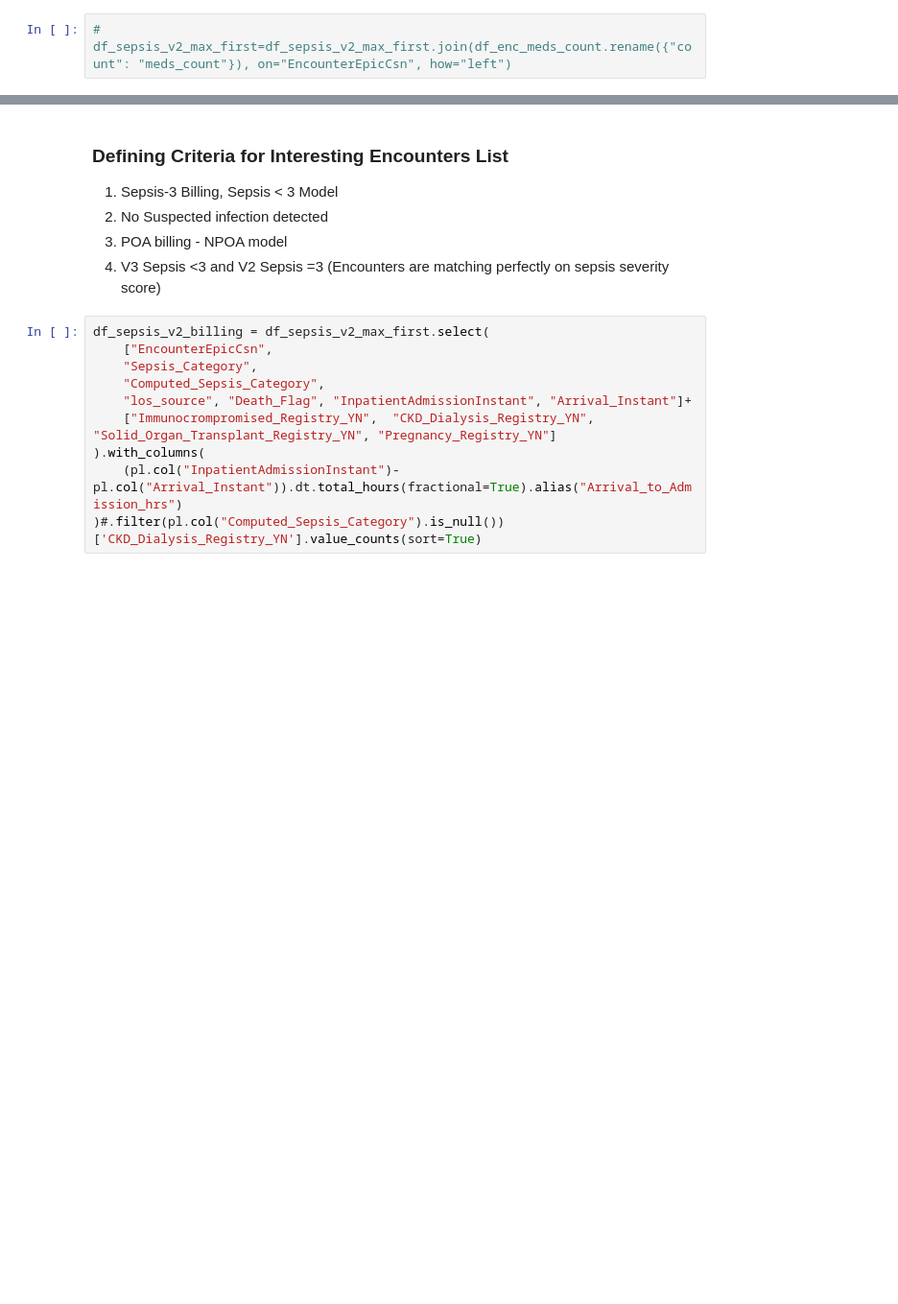
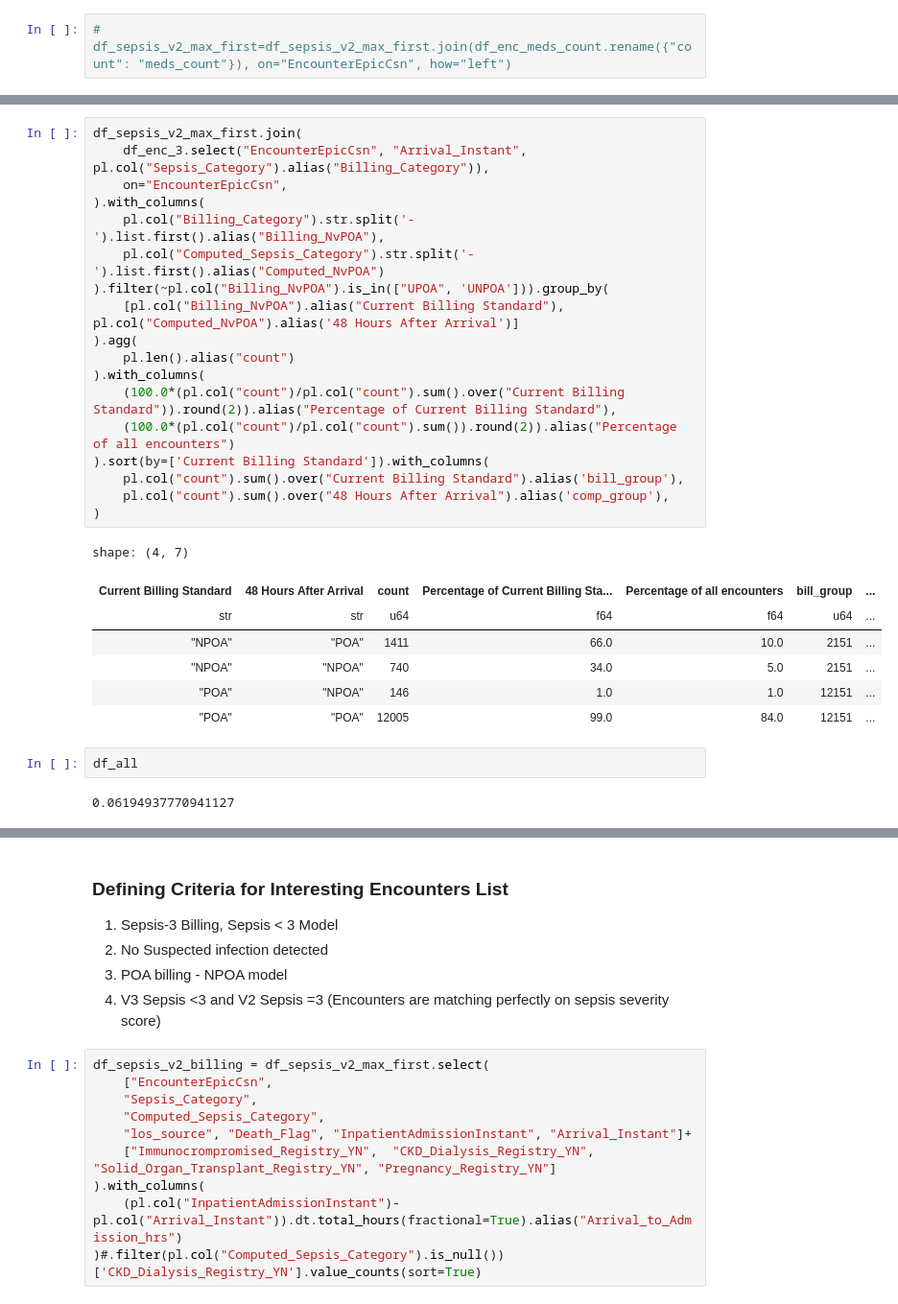
Before and after one commit to UTSW-CIC/Sepsis-Analysis, a Jupyter notebook: notebooks/21_encounter_level_cohort_analysis.ipynb, the cells around one changed output, grey strips where cells are left out. Shown at 96% size. Saved outputs shown, nothing was run; the diff lists cells and outputs as text; blank space fills up the shorter version.

```diff
--- a/notebooks/21_encounter_level_cohort_analysis.ipynb
+++ b/notebooks/21_encounter_level_cohort_analysis.ipynb
@@ -721,3 +808,33 @@ shape: (14_606, 47)
+# %%
+df_sepsis_v2_max_first.join(
+    df_enc_3.select("EncounterEpicCsn", "Arrival_Instant", pl.col("Sepsis_Category").alias("Billing_Category")),
+	on="EncounterEpicCsn",
+).with_columns(
+    pl.col("Billing_Category").str.split('-').list.first().alias("Billing_NvPOA"),
+    pl.col("Computed_Sepsis_Category").str.split('-').list.first().alias("Computed_NvPOA")
+).filter(~pl.col("Billing_NvPOA").is_in(["UPOA", 'UNPOA'])).group_by(
+    [pl.col("Billing_NvPOA").alias("Current Billing Standard"), pl.col("Computed_NvPOA").alias('48 Hours After Arrival')]
+).agg(
+	pl.len().alias("count")
+).with_columns(
+    (100.0*(pl.col("count")/pl.col("count").sum().over("Current Billing Standard")).round(2)).alias("Percentage of Current Billing Standard"),
+    (100.0*(pl.col("count")/pl.col("count").sum()).round(2)).alias("Percentage of all encounters")
+).sort(by=['Current Billing Standard']).with_columns(
+	pl.col("count").sum().over("Current Billing Standard").alias('bill_group'),
+	pl.col("count").sum().over("48 Hours After Arrival").alias('comp_group'),
+)
+# %% [output]
+shape: (4, 7)
+| Current Billing Standard | 48 Hours After Arrival | count | Percentage of Current Billing Sta... | Percentage of all encounters | bill_group | ... |
+| str | str | u64 | f64 | f64 | u64 | ... |
+| "NPOA" | "POA" | 1411 | 66.0 | 10.0 | 2151 | ... |
+| "NPOA" | "NPOA" | 740 | 34.0 | 5.0 | 2151 | ... |
+| "POA" | "NPOA" | 146 | 1.0 | 1.0 | 12151 | ... |
+| "POA" | "POA" | 12005 | 99.0 | 84.0 | 12151 | ... |
+# %%
+df_all
+# %% [output]
+0.06194937770941127
 # %%
 df_sepsis_v2_max_first
 # %% [output]
```
Also changed, not shown: parts of 13 cells of this notebook, 47 other files.
